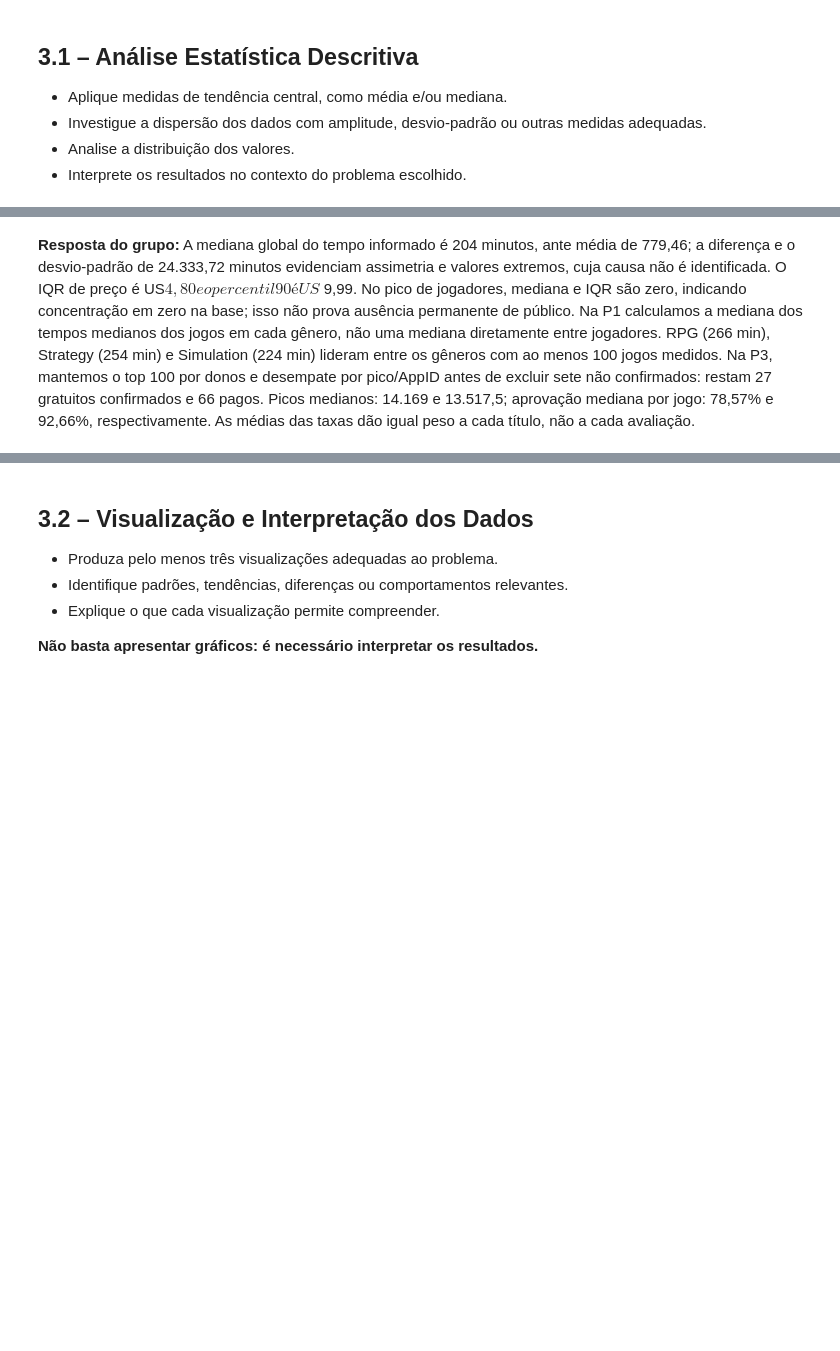
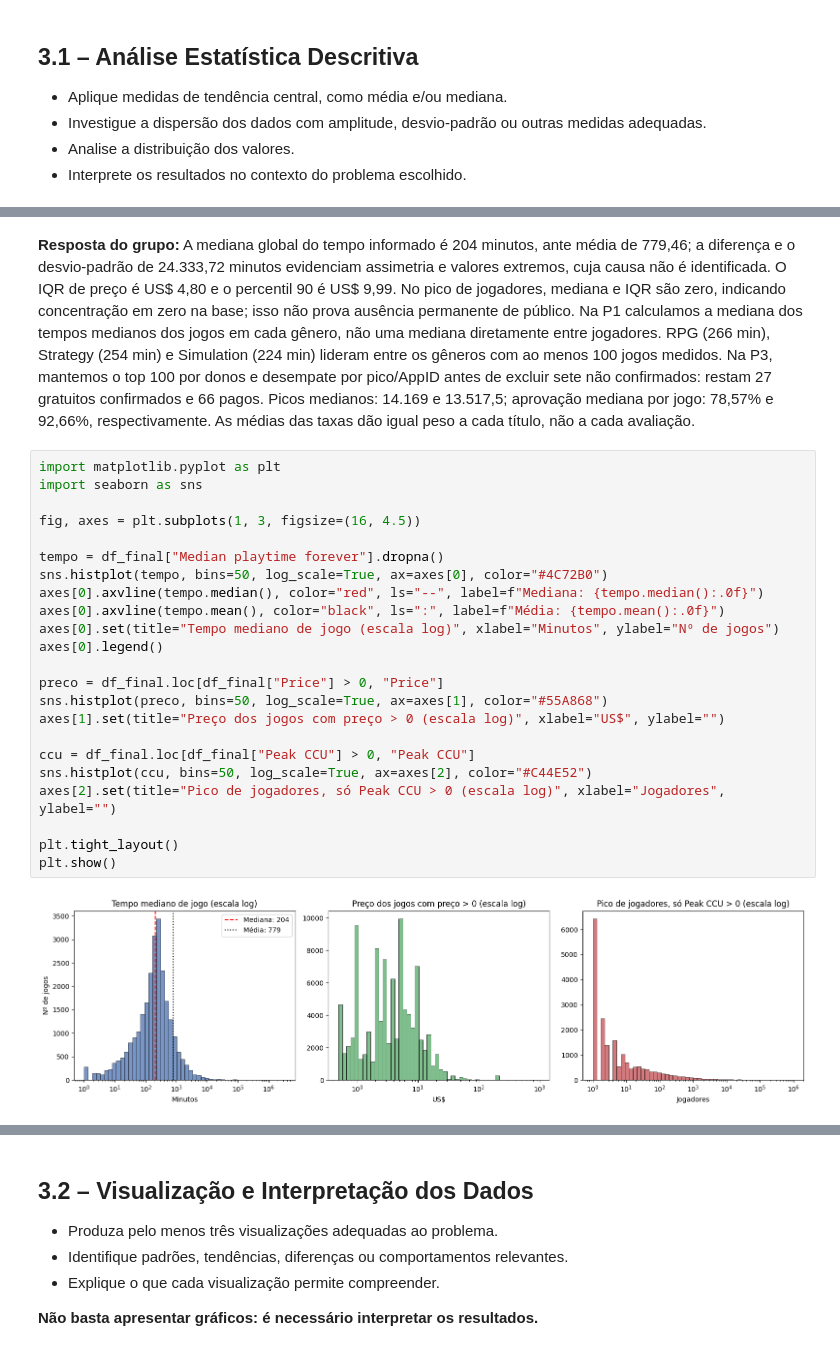
Before and after one commit to Gustavo-Delinski/Data-analytics, a Jupyter notebook: Cemplate_projeto_data_analytics_(1).ipynb, the cells around one changed output, grey strips where cells are left out. Cells and saved outputs as stored; diff of their text form; blank space fills up the shorter version.

```diff
--- a/Cemplate_projeto_data_analytics_(1).ipynb
+++ b/Cemplate_projeto_data_analytics_(1).ipynb
@@ -888,10 +902,35 @@ Não confirmados excluídos da comparação do top 100: 7
 **Resposta do grupo:**
 A mediana global do tempo informado é 204 minutos, ante média de 779,46; a diferença e o desvio-padrão
 de 24.333,72 minutos evidenciam assimetria e valores extremos, cuja causa não é identificada.
-O IQR de preço é US$ 4,80 e o percentil 90 é US$ 9,99. No pico de jogadores, mediana e IQR são zero,
+O IQR de preço é US\$ 4,80 e o percentil 90 é US\$ 9,99. No pico de jogadores, mediana e IQR são zero,
 indicando concentração em zero na base; isso não prova ausência permanente de público.
 Na P1 calculamos a mediana dos tempos medianos dos jogos em cada gênero, não uma mediana diretamente entre jogadores.
 RPG (266 min), Strategy (254 min) e Simulation (224 min) lideram entre os gêneros com ao menos 100 jogos medidos.
 Na P3, mantemos o top 100 por donos e desempate por pico/AppID antes de excluir sete não confirmados:
 restam 27 gratuitos confirmados e 66 pagos. Picos medianos: 14.169 e 13.517,5; aprovação mediana por jogo:
 78,57% e 92,66%, respectivamente. As médias das taxas dão igual peso a cada título, não a cada avaliação.
+# %%
+import matplotlib.pyplot as plt
+import seaborn as sns
+
+fig, axes = plt.subplots(1, 3, figsize=(16, 4.5))
+
+tempo = df_final["Median playtime forever"].dropna()
+sns.histplot(tempo, bins=50, log_scale=True, ax=axes[0], color="#4C72B0")
+axes[0].axvline(tempo.median(), color="red", ls="--", label=f"Mediana: {tempo.median():.0f}")
+axes[0].axvline(tempo.mean(), color="black", ls=":", label=f"Média: {tempo.mean():.0f}")
+axes[0].set(title="Tempo mediano de jogo (escala log)", xlabel="Minutos", ylabel="Nº de jogos")
+axes[0].legend()
+
+preco = df_final.loc[df_final["Price"] > 0, "Price"]
+sns.histplot(preco, bins=50, log_scale=True, ax=axes[1], color="#55A868")
+axes[1].set(title="Preço dos jogos com preço > 0 (escala log)", xlabel="US$", ylabel="")
+
+ccu = df_final.loc[df_final["Peak CCU"] > 0, "Peak CCU"]
+sns.histplot(ccu, bins=50, log_scale=True, ax=axes[2], color="#C44E52")
+axes[2].set(title="Pico de jogadores, só Peak CCU > 0 (escala log)", xlabel="Jogadores", ylabel="")
+
+plt.tight_layout()
+plt.show()
+# %% [output]
+[figure, added]
```
Also changed, not shown: parts of 23 cells of this notebook, 1 other file.
